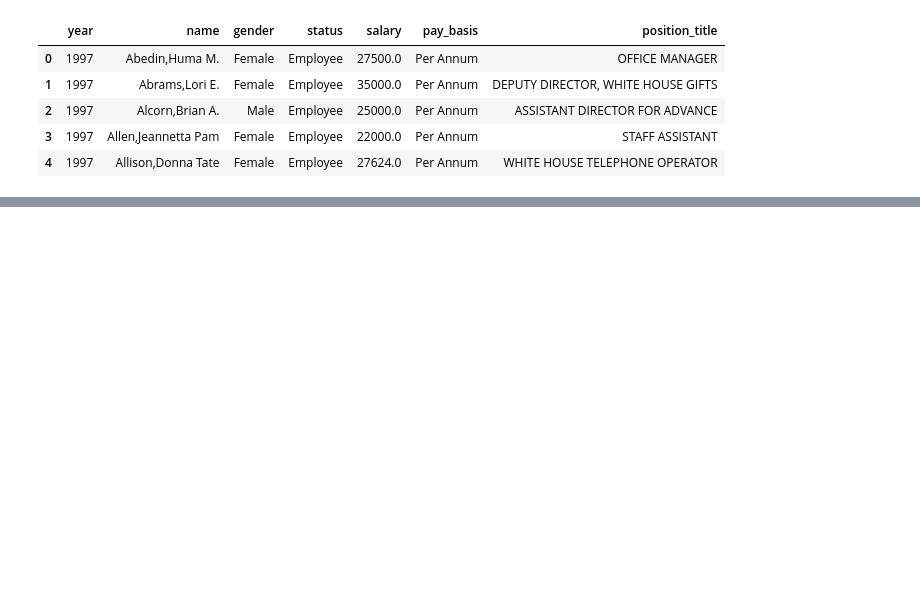
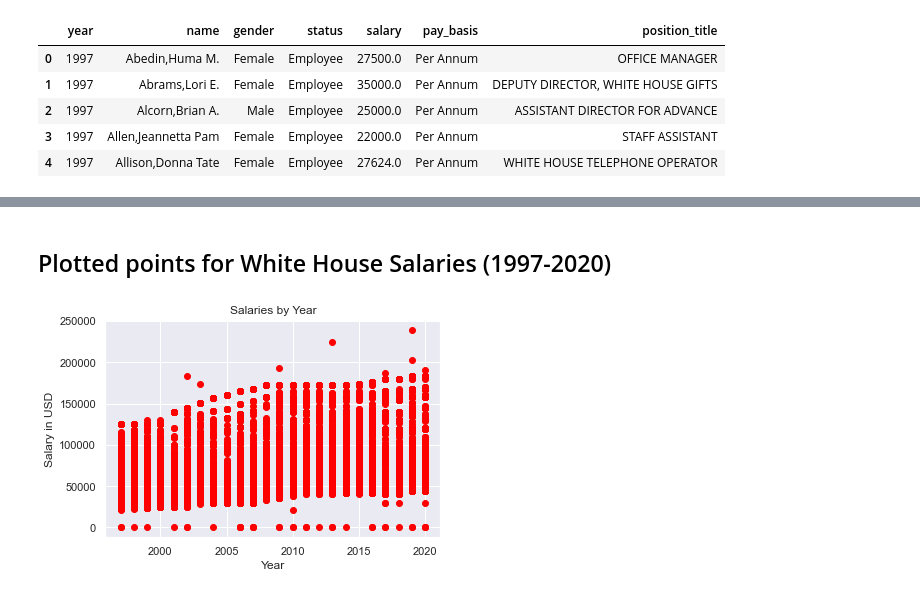
Before and after one commit to NickDorkins/linear_regression, a Jupyter notebook: linear-regression.ipynb, the cells around one changed output, grey strips where cells are left out. Saved outputs shown, nothing was run; the diff lists cells and outputs as text; code cells hidden in the pictures; blank space fills up the shorter version.

```diff
--- a/linear-regression.ipynb
+++ b/linear-regression.ipynb
@@ -16,5 +18,5 @@ whs.head()
 | 3 | 1997 | Allen,Jeannetta Pam | Female | Employee | 22000.0 | Per Annum | STAFF ASSISTANT |
 | 4 | 1997 | Allison,Donna Tate | Female | Employee | 27624.0 | Per Annum | WHITE HOUSE TELEPHONE OPERATOR |
 # %%
-X = whs['gender'].values
+X = whs['year'].values
 y = whs['salary'].values
@@ -46,9 +54,13 @@ print(f"y_test shape [{y_test.shape}")
+# %% [markdown]
+## Plotted points for White House Salaries (1997-2020)
 # %%
 plt.scatter(x_train, y_train, color='red')
-plt.xlabel('Gender')
+plt.xlabel('Year')
 plt.ylabel('Salary in USD')
-plt.title('Salaries by Gender')
+plt.title('Salaries by Year')
 plt.show()
+# %% [output]
+[figure, added]
 # %%
 import seaborn as sns
 # %%
```
Also changed, not shown: parts of 7 cells of this notebook, 1 other file.
